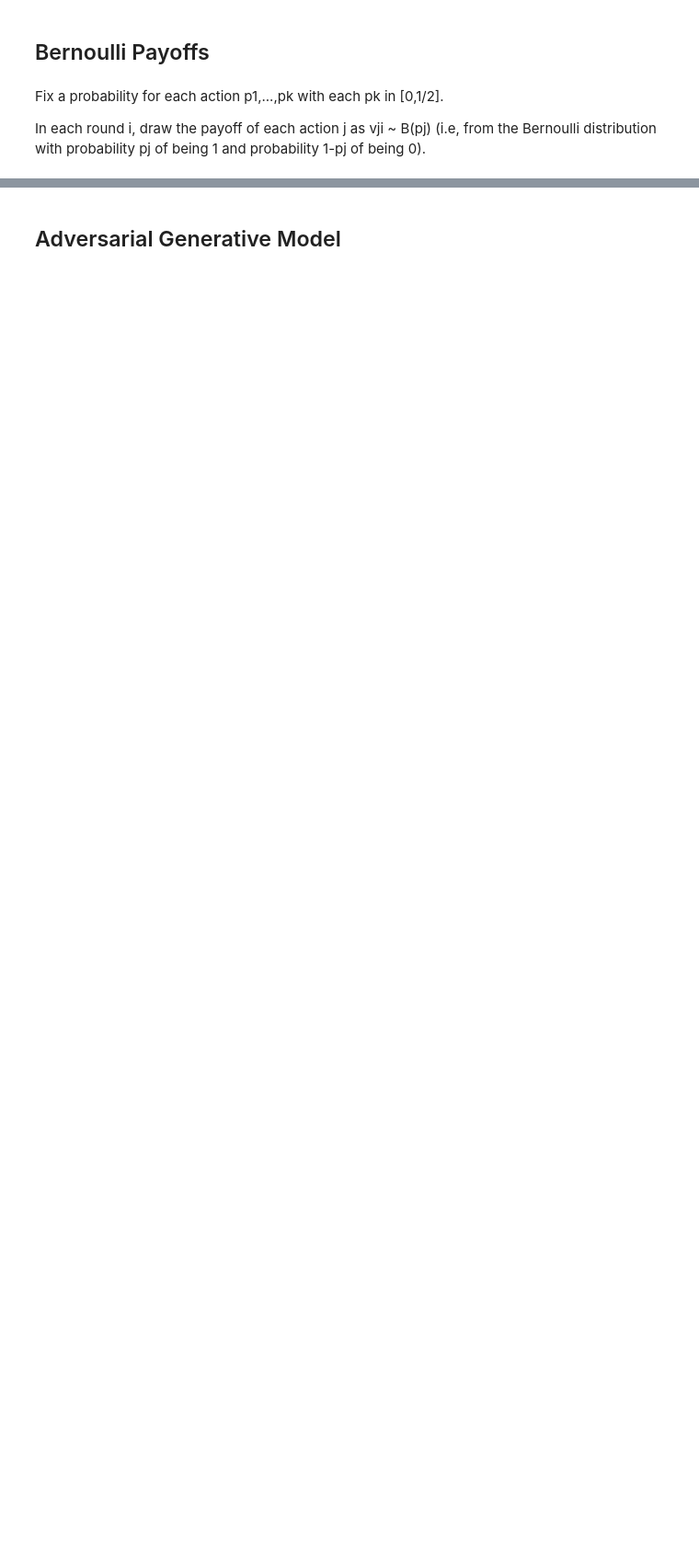
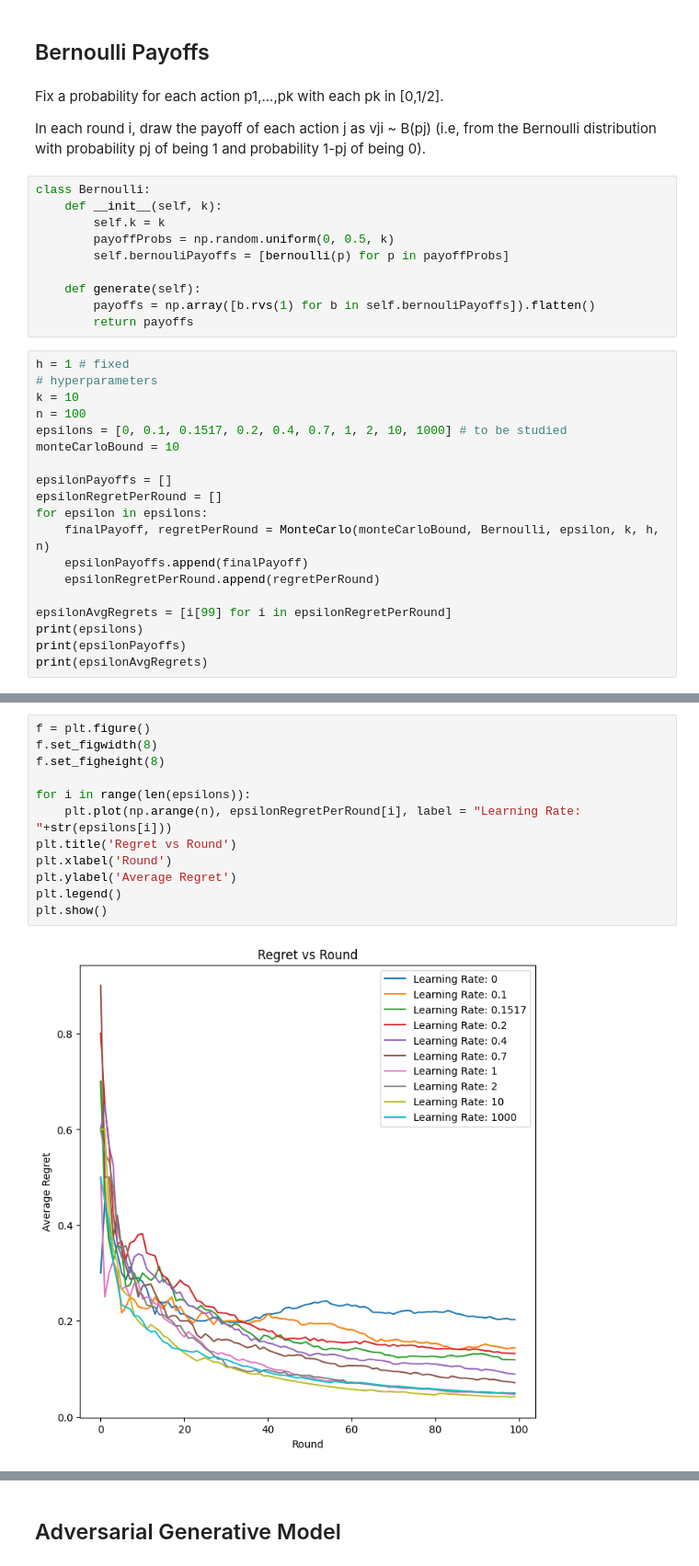
Before and after one commit to PrabhavJain10/Online-Markets, a Jupyter notebook: proj2.ipynb, the cells around one changed output, grey strips where cells are left out. Shown at 92% size. Drawn from its saved outputs; the diff is of its cells as text; blank space fills up the shorter version.

Commit message:
monte carlo function works

```diff
--- a/proj2.ipynb
+++ b/proj2.ipynb
@@ -158,3 +173,32 @@ plt.show()
 Fix a probability for each action p1,...,pk with each pk in [0,1/2].
 
 In each round i, draw the payoff of each action j as vji ~ B(pj) (i.e, from the Bernoulli distribution with probability pj of being 1 and probability 1-pj of being 0).
+# %%
+class Bernoulli:
+    def __init__(self, k):
+        self.k = k
+        payoffProbs = np.random.uniform(0, 0.5, k)
+        self.bernouliPayoffs = [bernoulli(p) for p in payoffProbs]
+
+    def generate(self):
+        payoffs = np.array([b.rvs(1) for b in self.bernouliPayoffs]).flatten()
+        return payoffs
+# %%
+h = 1 # fixed
+# hyperparameters
+k = 10
+n = 100
+epsilons = [0, 0.1, 0.1517, 0.2, 0.4, 0.7, 1, 2, 10, 1000] # to be studied
+monteCarloBound = 10
+
+epsilonPayoffs = []
+epsilonRegretPerRound = []
+for epsilon in epsilons:
+    finalPayoff, regretPerRound = MonteCarlo(monteCarloBound, Bernoulli, epsilon, k, h, n)
+    epsilonPayoffs.append(finalPayoff)
+    epsilonRegretPerRound.append(regretPerRound)
+
+epsilonAvgRegrets = [i[99] for i in epsilonRegretPerRound]
+print(epsilons)
+print(epsilonPayoffs)
+print(epsilonAvgRegrets)
@@ -160,0 +209,14 @@ In each round i, draw the payoff of each action j as vji ~ B(pj) (i.e, from the
+# %%
+f = plt.figure()
+f.set_figwidth(8)
+f.set_figheight(8)
+
+for i in range(len(epsilons)):
+    plt.plot(np.arange(n), epsilonRegretPerRound[i], label = "Learning Rate: "+str(epsilons[i]))
+plt.title('Regret vs Round')
+plt.xlabel('Round')
+plt.ylabel('Average Regret')
+plt.legend()
+plt.show()
+# %% [output]
+[figure, added]
```
Also changed, not shown: parts of 13 cells of this notebook.
